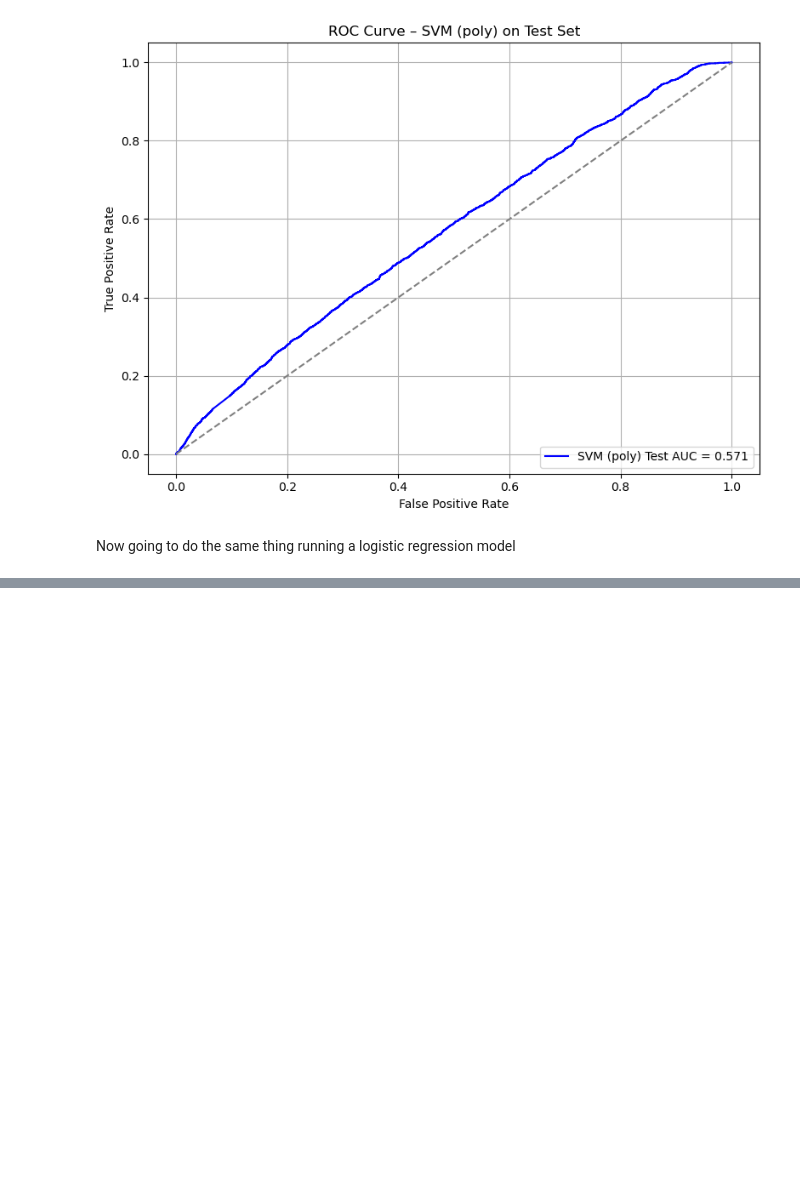
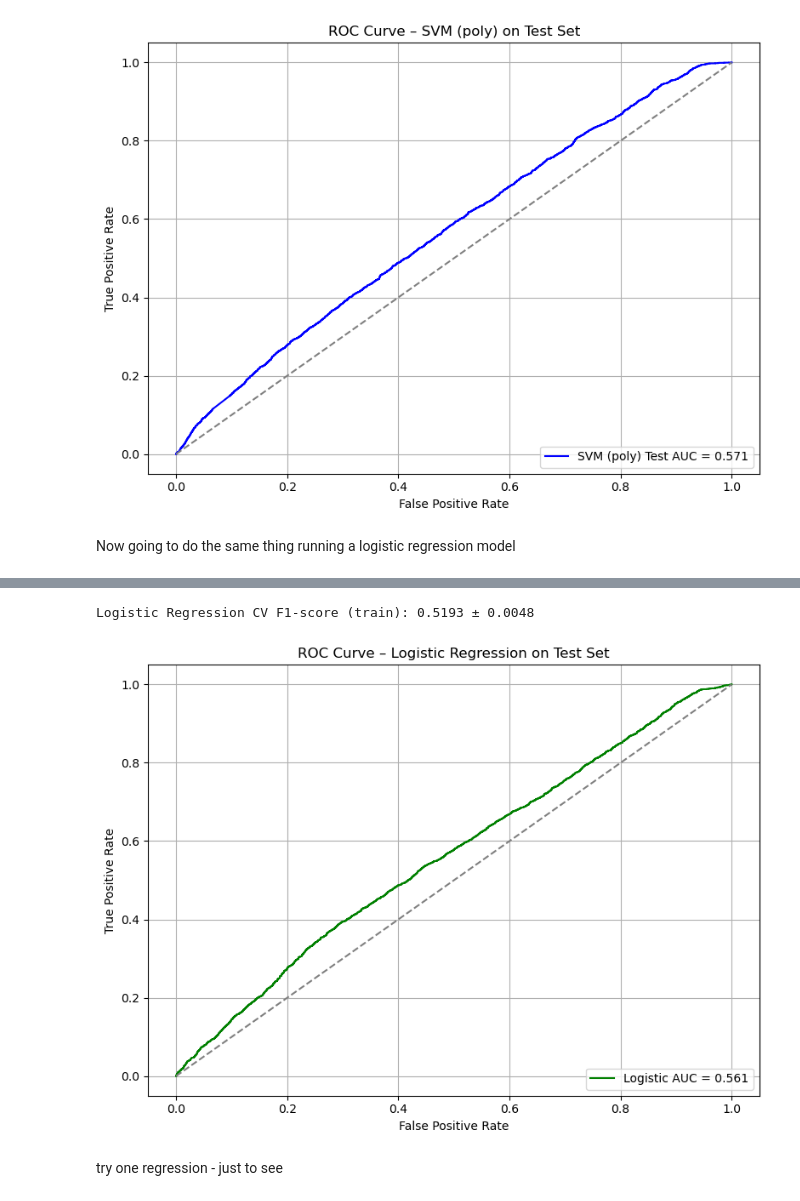
Before and after one commit to sophiarutman/stocks-and-movies, a Jupyter notebook: newmoviemodel.ipynb, the cells around one changed output, grey strips where cells are left out. Cells and saved outputs as stored; diff of their text form; code cells hidden in the pictures; blank space fills up the shorter version.

```diff
--- a/newmoviemodel.ipynb
+++ b/newmoviemodel.ipynb
@@ -274 +317,50 @@ Logistic Regression CV F1-score (train): 0.5196 ± 0.0046
 [figure]
+# %%
+
+# Choose your best feature set
+features = ['Year', 'Runtime', 'RatedG', 'RatedPG', 'RatedPG-13', 'Rated-R', 'Metascore', 'IMDB Votes','Adj_Close_lag1', 'Adj_Close_return']
+X = df_model[features].dropna()
+y = df_model.loc[X.index, 'Adj_Close_up']
+
+# --- Train/test split ---
+X_train, X_test, y_train, y_test = train_test_split(
+    X, y, test_size=0.2, stratify=y, random_state=42
+)
+
+# scale features
+scaler = StandardScaler()
+X_train_scaled = scaler.fit_transform(X_train)
+X_test_scaled = scaler.transform(X_test)
+# %%
+# --- L1 or L2 Logistic Regression
+log_model = LogisticRegression(penalty='l1', solver='liblinear', class_weight='balanced')
+
+# --- Cross-validation
+cv = StratifiedKFold(n_splits=5, shuffle=True, random_state=42)
+f1_scores = cross_val_score(log_model, X_train_scaled, y_train, cv=cv, scoring='f1_weighted')
+print(f"\nLogistic Regression CV F1-score (train): {f1_scores.mean():.4f} ± {f1_scores.std():.4f}")
+
+# --- Fit model and predict probabilities
+log_model.fit(X_train_scaled, y_train)
+y_proba = log_model.predict_proba(X_test_scaled)[:, 1]
+
+# --- ROC curve
+fpr, tpr, _ = roc_curve(y_test, y_proba)
+roc_auc = auc(fpr, tpr)
+
+# --- Plot
+plt.figure(figsize=(8, 6))
+plt.plot(fpr, tpr, color='green', label=f"Logistic AUC = {roc_auc:.3f}")
+plt.plot([0, 1], [0, 1], color='gray', linestyle='--')
+plt.xlabel("False Positive Rate")
+plt.ylabel("True Positive Rate")
+plt.title("ROC Curve – Logistic Regression on Test Set")
+plt.legend(loc="lower right")
+plt.grid(True)
+plt.tight_layout()
+plt.show()
+# %% [output]
+Logistic Regression CV F1-score (train): 0.5193 ± 0.0048
+[figure, added]
+# %% [markdown]
+try one regression - just to see
```
Also changed, not shown: parts of 10 cells of this notebook, 2 other files.
